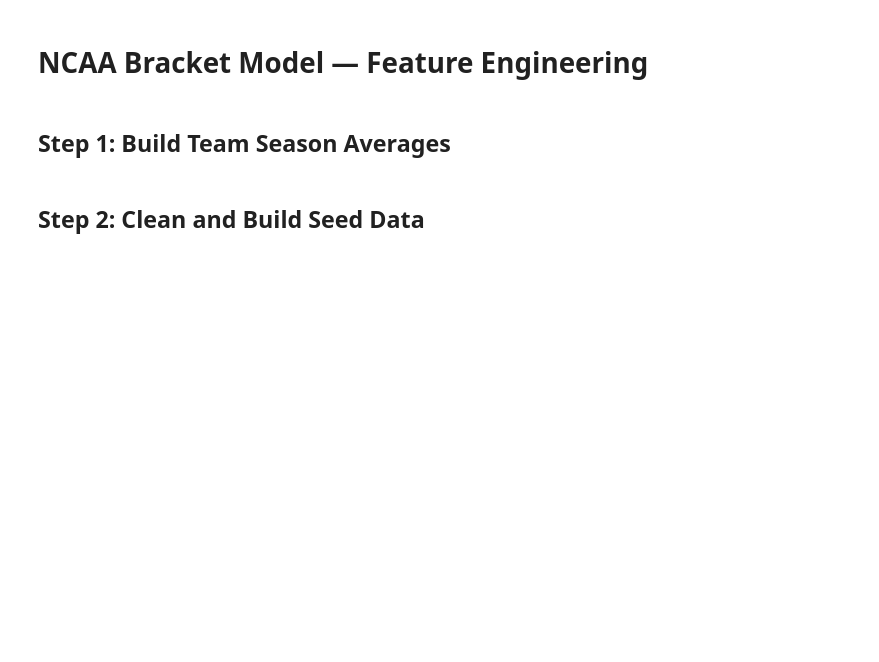
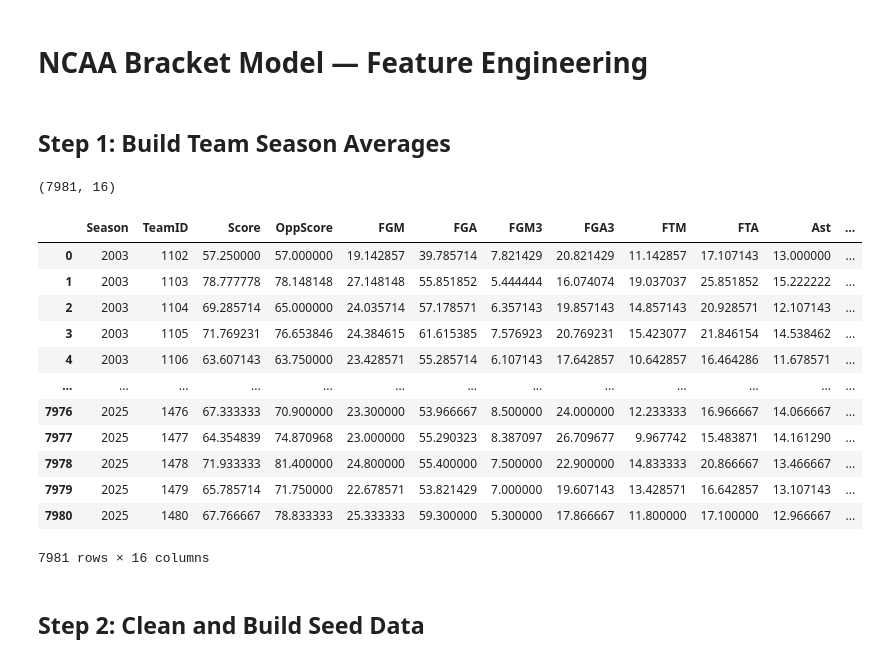
Before and after one commit to krishna-kasuganti/ncaa-bracket-model, a Jupyter notebook: notebooks/02_feature_engineering.ipynb, the cells around one changed output. Cells and saved outputs as stored; diff of their text form; code cells hidden in the pictures; blank space fills up the shorter version.

```diff
--- a/notebooks/02_feature_engineering.ipynb
+++ b/notebooks/02_feature_engineering.ipynb
@@ -45,6 +45,24 @@ if len(checkwin) > 0:
     print("There are invalid values in the 'Win' column.")
 else:
     print("All values in the 'Win' column are valid (0 or 1).")
+# %%
+print(season_averages.shape)
+season_averages
+# %% [output]
+(7981, 16)
+|  | Season | TeamID | Score | OppScore | FGM | FGA | FGM3 | FGA3 | FTM | FTA | Ast | ... |
+| 0 | 2003 | 1102 | 57.250000 | 57.000000 | 19.142857 | 39.785714 | 7.821429 | 20.821429 | 11.142857 | 17.107143 | 13.000000 | ... |
+| 1 | 2003 | 1103 | 78.777778 | 78.148148 | 27.148148 | 55.851852 | 5.444444 | 16.074074 | 19.037037 | 25.851852 | 15.222222 | ... |
+| 2 | 2003 | 1104 | 69.285714 | 65.000000 | 24.035714 | 57.178571 | 6.357143 | 19.857143 | 14.857143 | 20.928571 | 12.107143 | ... |
+| 3 | 2003 | 1105 | 71.769231 | 76.653846 | 24.384615 | 61.615385 | 7.576923 | 20.769231 | 15.423077 | 21.846154 | 14.538462 | ... |
+| 4 | 2003 | 1106 | 63.607143 | 63.750000 | 23.428571 | 55.285714 | 6.107143 | 17.642857 | 10.642857 | 16.464286 | 11.678571 | ... |
+| ... | ... | ... | ... | ... | ... | ... | ... | ... | ... | ... | ... | ... |
+| 7976 | 2025 | 1476 | 67.333333 | 70.900000 | 23.300000 | 53.966667 | 8.500000 | 24.000000 | 12.233333 | 16.966667 | 14.066667 | ... |
+| 7977 | 2025 | 1477 | 64.354839 | 74.870968 | 23.000000 | 55.290323 | 8.387097 | 26.709677 | 9.967742 | 15.483871 | 14.161290 | ... |
+| 7978 | 2025 | 1478 | 71.933333 | 81.400000 | 24.800000 | 55.400000 | 7.500000 | 22.900000 | 14.833333 | 20.866667 | 13.466667 | ... |
+| 7979 | 2025 | 1479 | 65.785714 | 71.750000 | 22.678571 | 53.821429 | 7.000000 | 19.607143 | 13.428571 | 16.642857 | 13.107143 | ... |
+| 7980 | 2025 | 1480 | 67.766667 | 78.833333 | 25.333333 | 59.300000 | 5.300000 | 17.866667 | 11.800000 | 17.100000 | 12.966667 | ... |
+7981 rows × 16 columns
 # %% [markdown]
 ## Step 2: Clean and Build Seed Data
 # %%
```
Also changed, not shown: parts of 9 cells of this notebook.
